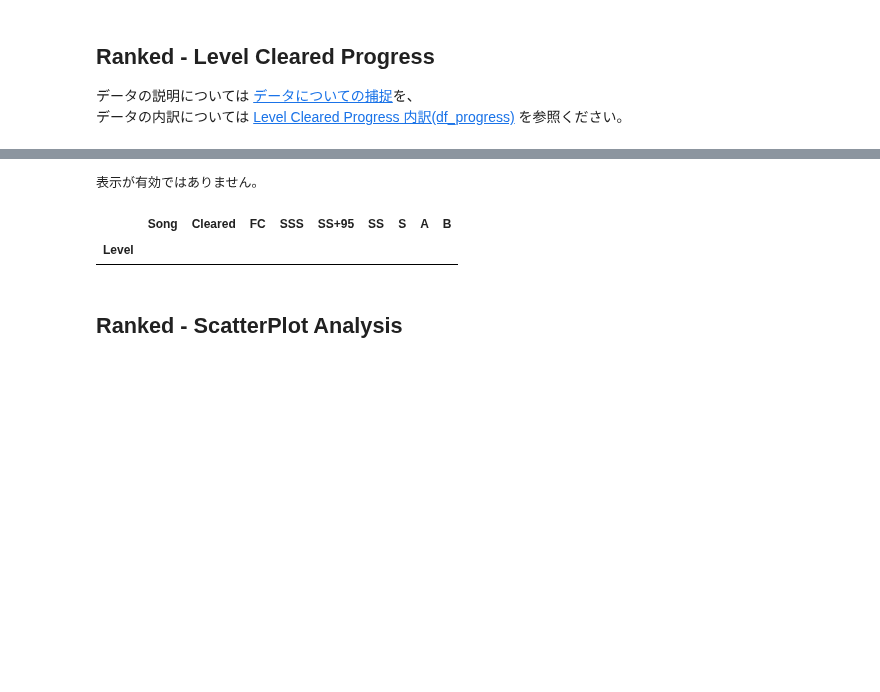
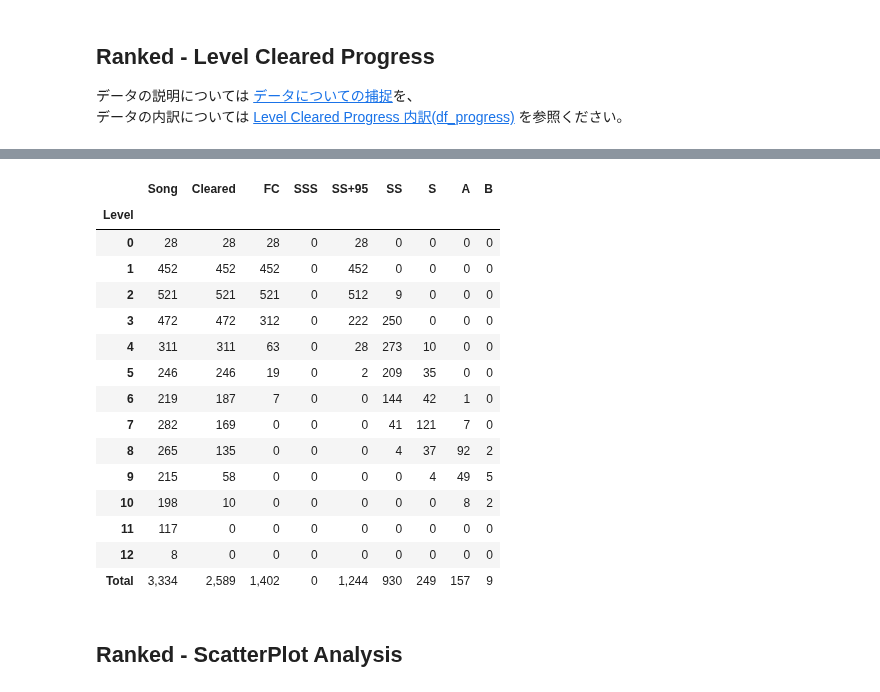
Before and after one commit to hatopopvr/MyBeatSaberAnalytics, a Jupyter notebook: MyBeatSaberAnalytics.ipynb, the cells around one changed output, grey strips where cells are left out. Drawn from its saved outputs; the diff is of its cells as text; code cells hidden in the pictures; blank space fills up the shorter version.

```diff
--- a/MyBeatSaberAnalytics.ipynb
+++ b/MyBeatSaberAnalytics.ipynb
@@ -188,6 +186,6 @@ ss_plus_is_enable = True #@param {type:"boolean"}
 ss_plus_val = 95 #@param {type:"slider", min:91, max:99, step:1}
 #@markdown <font size="2">`latest`:直近の成果として扱う対象の日数です。0は日本時間で今日と同じ日付。例)今日が5/9で1なら5/8以降のデータ。</font><br />
 #@markdown <font size="2">※名称がlatestだったりRecentだったり混在してしまっていますが許してください。</font>
-latest =  0#@param {type:"integer"}
+latest =  1#@param {type:"integer"}
 # %% [output]
 [interactive output not drawn]
@@ -1097,7 +1083,9 @@ def func_mode(x):
         return x
 
 def func_score(x):
-    if  x == 100:
+    if  x > 100:
+        return "-"
+    elif x == 100:
         return "SSS"
     elif x >= ss_plus_val and ss_plus_is_enable:
         return ss_plus
@@ -1187,9 +1175,6 @@ else:
     df_scores['Date'] = df_scores['DateJa'].dt.date
     df_scores['Days'] = (tz_ja.date() - df_scores['Date']).dt.days
     df_scores = df_scores.set_index('DateJa')
-    #df_scores['Days'] = (pd.Timestamp(datetime.now(), tz='Asia/Tokyo') - df_scores.index).days
-    #df_scores['Days'] = (pd.Timestamp(datetime.now()).tz_localize('UTC').tz_convert('Asia/Tokyo') - df_scores.index).days
-    #df_scores['Days'] = (tz_ja - df_scores.index).days
     df_scores['Months'] = (df_scores['Days'] / 30).astype('int')
     df_scores['DaysStr'] = df_scores['Days'].astype('str')
     df_scores['MonthsStr'] = df_scores['Months'].astype('str')
@@ -2491,7 +2460,7 @@ if level_cleared_progress_is_enable:
 
 #@markdown ---
 #@markdown <h4>Enable</h4>
-level_cleared_detail_is_enable = False #@param {type:"boolean"}
+level_cleared_detail_is_enable = True #@param {type:"boolean"}
 #@markdown <b>Mode</b>
 view_filter = "Clear&FC&Acc" #@param ["Clear&FC", "Acc","Clear&FC&Acc","RecentClear&FC" ,"All"]
 
@@ -2548,6 +2516,19 @@ df_progress_total[cols_view].style.highlight_null(null_color="lightgray").format
-表示が有効ではありません。
 |  | Song | Cleared | FC | SSS | SS+95 | SS | S | A | B |
 | Level |  |  |  |  |  |  |  |  |  |
+| 0 | 28 | 28 | 28 | 0 | 28 | 0 | 0 | 0 | 0 |
+| 1 | 452 | 452 | 452 | 0 | 452 | 0 | 0 | 0 | 0 |
+| 2 | 521 | 521 | 521 | 0 | 512 | 9 | 0 | 0 | 0 |
+| 3 | 472 | 472 | 312 | 0 | 222 | 250 | 0 | 0 | 0 |
+| 4 | 311 | 311 | 63 | 0 | 28 | 273 | 10 | 0 | 0 |
+| 5 | 246 | 246 | 19 | 0 | 2 | 209 | 35 | 0 | 0 |
+| 6 | 219 | 187 | 7 | 0 | 0 | 144 | 42 | 1 | 0 |
+| 7 | 282 | 169 | 0 | 0 | 0 | 41 | 121 | 7 | 0 |
+| 8 | 265 | 135 | 0 | 0 | 0 | 4 | 37 | 92 | 2 |
+| 9 | 215 | 58 | 0 | 0 | 0 | 0 | 4 | 49 | 5 |
+| 10 | 198 | 10 | 0 | 0 | 0 | 0 | 0 | 8 | 2 |
+| 11 | 117 | 0 | 0 | 0 | 0 | 0 | 0 | 0 | 0 |
+| 12 | 8 | 0 | 0 | 0 | 0 | 0 | 0 | 0 | 0 |
+| Total | 3,334 | 2,589 | 1,402 | 0 | 1,244 | 930 | 249 | 157 | 9 |
 # %% [markdown]
 ## Ranked - ScatterPlot Analysis
 # %%
```
Also changed, not shown: parts of 34 cells of this notebook.
